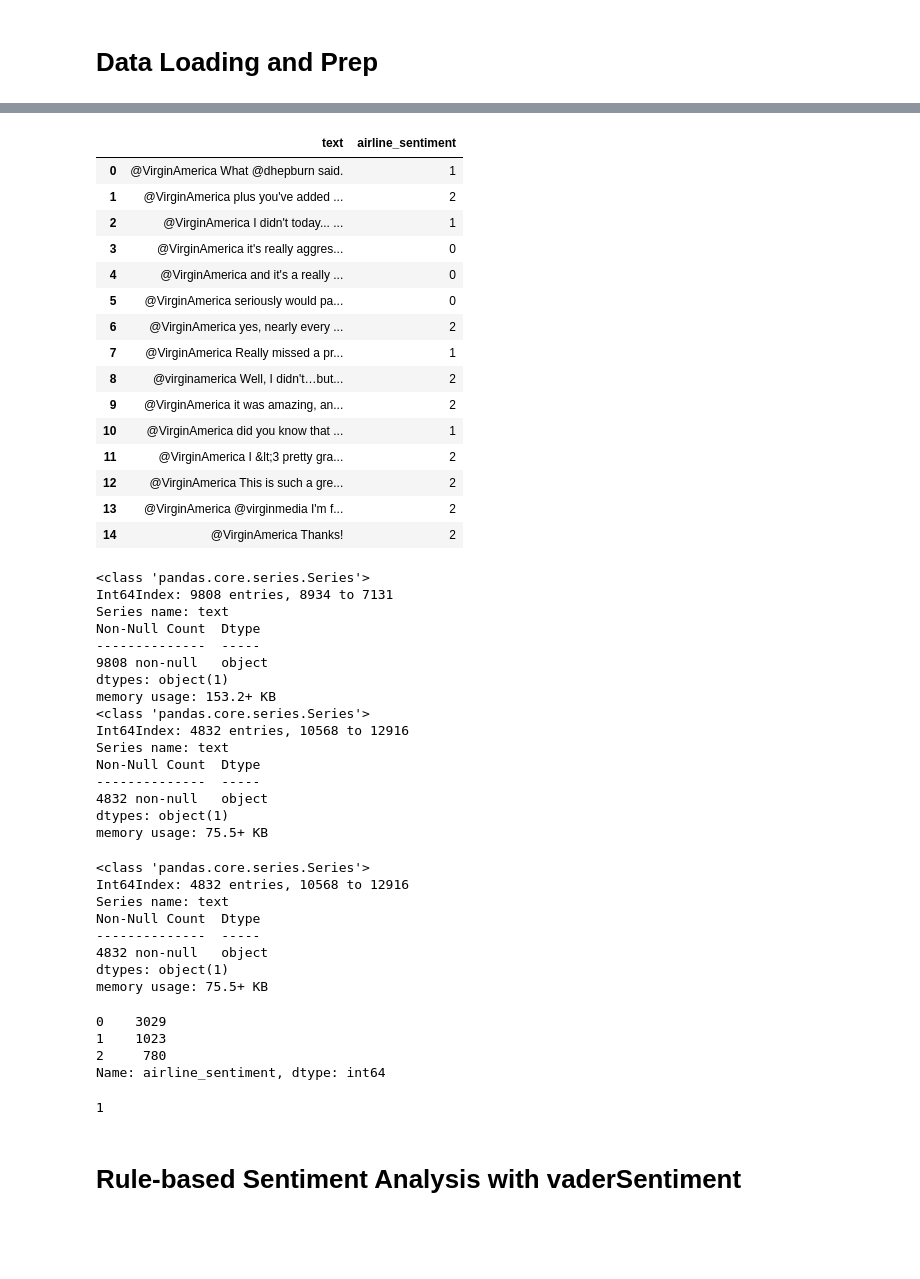
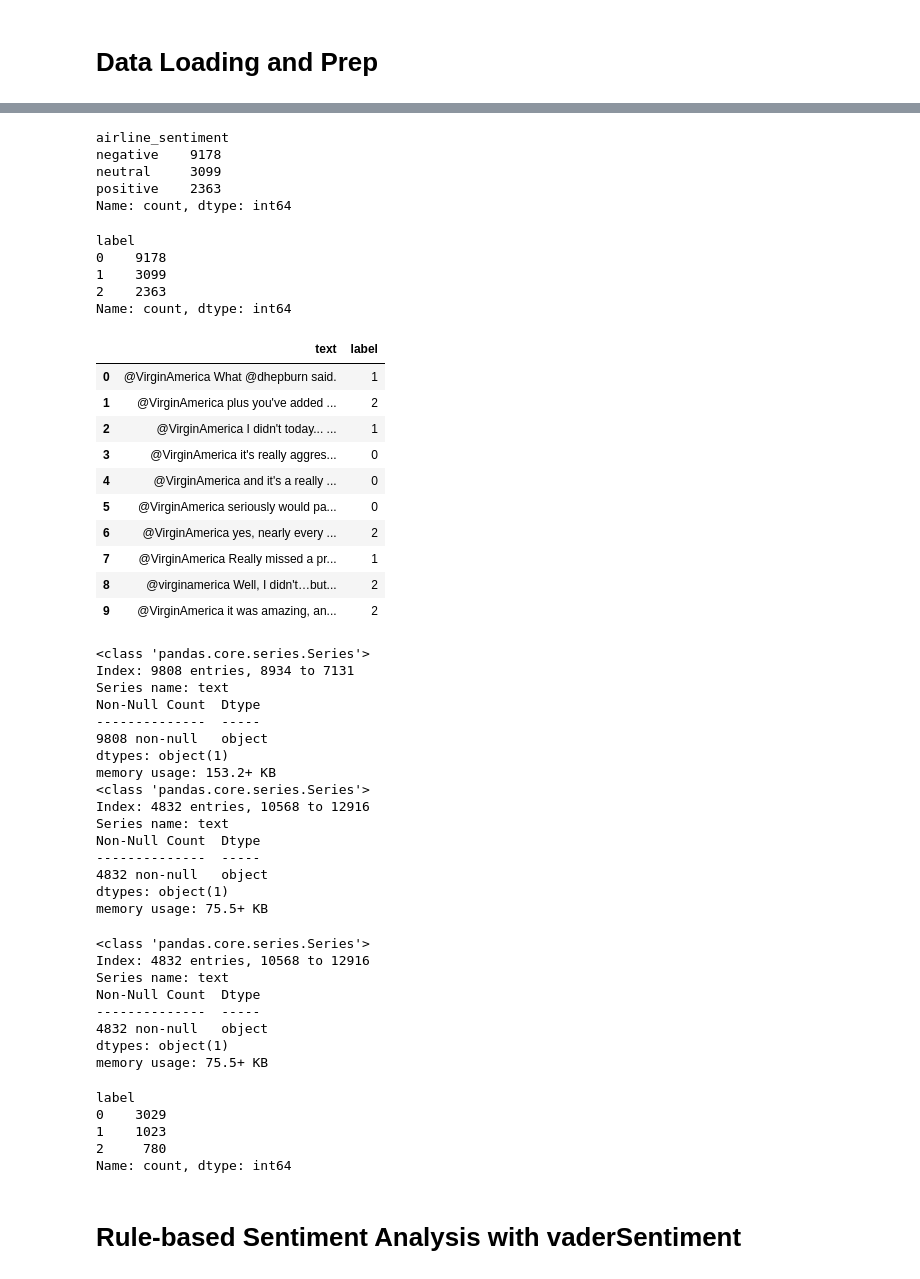
Before and after one commit to stepthom/NLP_course, a Jupyter notebook: sentiment_analysis/slides_study.ipynb, the cells around one changed output, grey strips where cells are left out. Cells and saved outputs as stored; diff of their text form; code cells hidden in the pictures; blank space fills up the shorter version.

```diff
--- a/sentiment_analysis/slides_study.ipynb
+++ b/sentiment_analysis/slides_study.ipynb
@@ -52,8 +51,13 @@ transformers_logger.setLevel(logging.WARNING)
 # %%
 df = pd.read_csv("https://raw.githubusercontent.com/stepthom/NLP_course/main/data/Tweets.csv")
 text_col = "text"
-label_col = "airline_sentiment"
-label_encoder = LabelEncoder()
-df[label_col] = label_encoder.fit_transform(df[label_col])
-df.head()
+label_col = "label"
+
+# Later, simpletransformers won't work with str() classes. So let's convert them
+# to integers as follows.
+class_dict = {'negative': 0, 'neutral': 1 ,'positive': 2}
+
+
+df[label_col] = df["airline_sentiment"].apply(lambda x: class_dict.get(x))
+df.info()
 # %% [output]
@@ -66,8 +81,24 @@ df.head()
+# %%
+df["airline_sentiment"].value_counts()
+# %% [output]
+airline_sentiment
+negative    9178
+neutral     3099
+positive    2363
+Name: count, dtype: int64
+# %%
+df[label_col].value_counts()
+# %% [output]
+label
+0    9178
+1    3099
+2    2363
+Name: count, dtype: int64
 # %%
 with option_context('display.max_colwidth', None):
-  display(df[[text_col, label_col]].head(15))
+  display(df[[text_col, label_col]].head(10))
 # %% [output]
-|  | text | airline_sentiment |
+|  | text | label |
 | 0 | @VirginAmerica What @dhepburn said. | 1 |
 | 1 | @VirginAmerica plus you've added ... | 2 |
 | 2 | @VirginAmerica I didn't today... ... | 1 |
@@ -78,11 +109,6 @@ with option_context('display.max_colwidth', None):
 | 7 | @VirginAmerica Really missed a pr... | 1 |
 | 8 | @virginamerica Well, I didn't…but... | 2 |
 | 9 | @VirginAmerica it was amazing, an... | 2 |
-| 10 | @VirginAmerica did you know that ... | 1 |
-| 11 | @VirginAmerica I &lt;3 pretty gra... | 2 |
-| 12 | @VirginAmerica This is such a gre... | 2 |
-| 13 | @VirginAmerica @virginmedia I'm f... | 2 |
-| 14 | @VirginAmerica Thanks! | 2 |
 # %%
 X = df[text_col]
 y = df[label_col]
@@ -93,7 +119,7 @@ X_train.info()
 X_test.info()
 # %% [output]
 <class 'pandas.core.series.Series'>
-Int64Index: 9808 entries, 8934 to 7131
+Index: 9808 entries, 8934 to 7131
 Series name: text
 Non-Null Count  Dtype
 --------------  -----
@@ -101,7 +127,7 @@ Non-Null Count  Dtype
 dtypes: object(1)
 memory usage: 153.2+ KB
 <class 'pandas.core.series.Series'>
-Int64Index: 4832 entries, 10568 to 12916
+Index: 4832 entries, 10568 to 12916
 Series name: text
 Non-Null Count  Dtype
 --------------  -----
@@ -112,7 +138,7 @@ memory usage: 75.5+ KB
 X_test.info()
 # %% [output]
 <class 'pandas.core.series.Series'>
-Int64Index: 4832 entries, 10568 to 12916
+Index: 4832 entries, 10568 to 12916
 Series name: text
 Non-Null Count  Dtype
 --------------  -----
@@ -122,14 +148,11 @@ memory usage: 75.5+ KB
 # %%
 y_test.value_counts()
 # %% [output]
+label
 0    3029
 1    1023
 2     780
-Name: airline_sentiment, dtype: int64
+Name: count, dtype: int64
-# %%
-label_encoder.transform(['neutral'])[0]
-# %% [output]
-1
 # %% [markdown]
 # Rule-based Sentiment Analysis with vaderSentiment
 # %%
```
Also changed, not shown: parts of 13 cells of this notebook.
